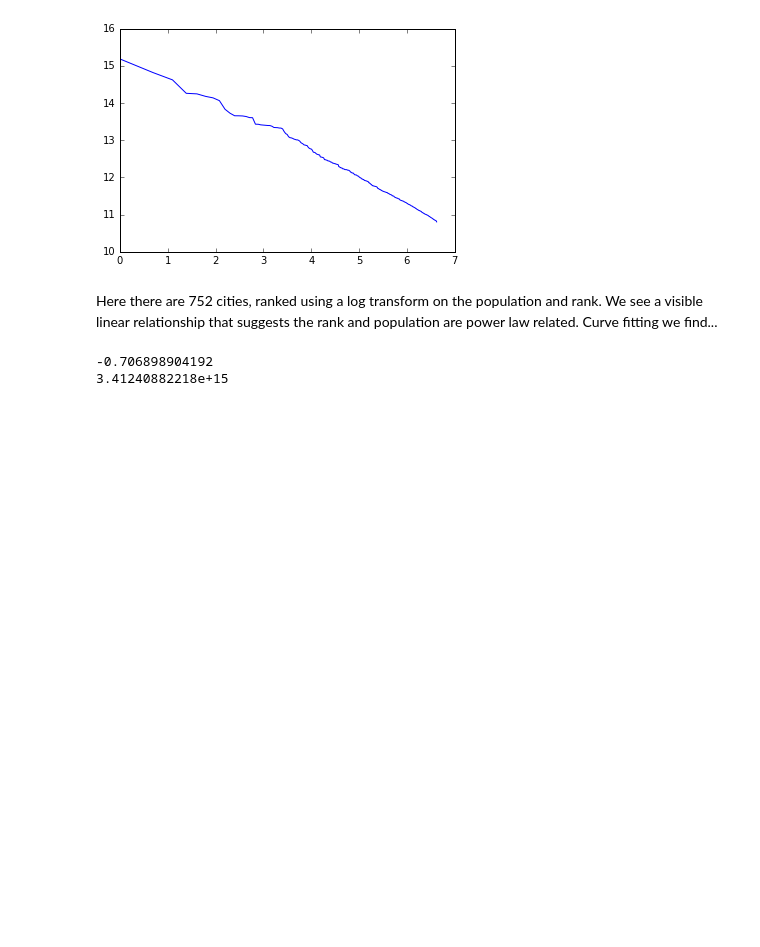
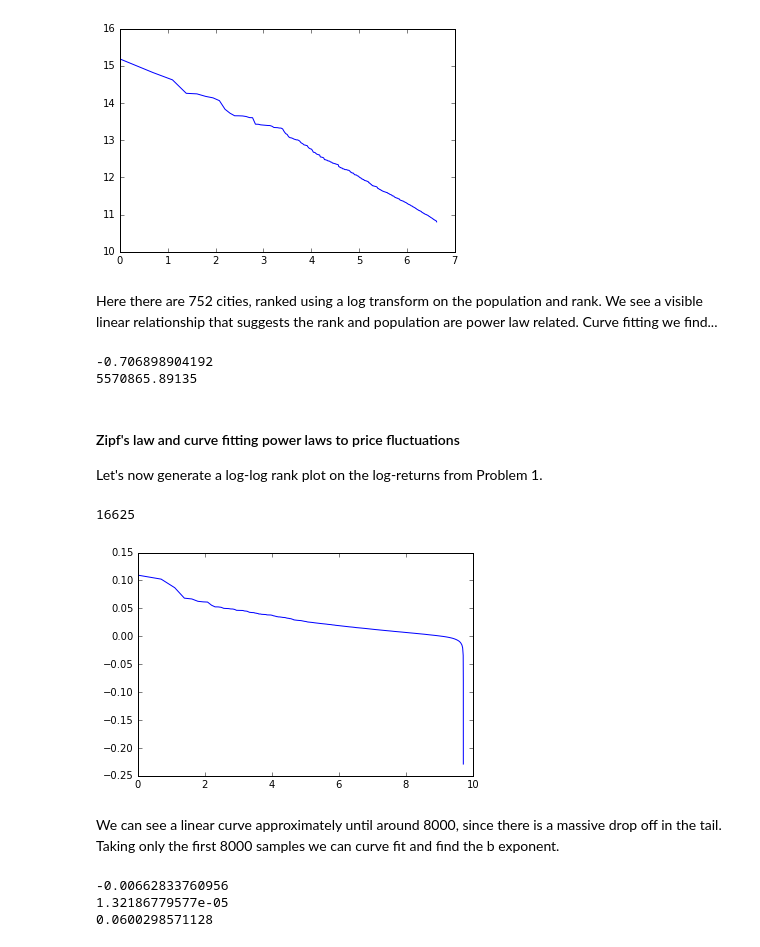
Before and after one commit to jfarid27/econ-phys, a Jupyter notebook: HW1.ipynb, the cells around one changed output. Saved outputs shown, nothing was run; the diff lists cells and outputs as text; code cells hidden in the pictures; blank space fills up the shorter version.

Commit message:
fitting power laws to returns

```diff
--- a/HW1.ipynb
+++ b/HW1.ipynb
@@ -9,7 +9,7 @@ from scipy import stats
 import matplotlib
 import matplotlib.pyplot as plt
 import matplotlib.dates as mdates
-from math import log, floor, pow
+from math import log, floor, exp
 
 class Analysis():
     def computeLogReturns(self, back, ahead):
@@ -29,13 +29,22 @@ analysis = Analysis()
 GSPCdata = pd.read_csv('./data/GSPC_historical_prices.csv')
 GSPCvalues = GSPCdata['Adj Close']
 
+#Gaussians
 gaussians = analysis.generateGaussians()
 gaussianRets = analysis.computeLogReturns(pd.Series(gaussians[:-1]), pd.Series(gaussians[1:]))
+sortedGaussianRets = gaussianRets.sort_values(ascending=False)[0:len(gaussianRets)]
+logRanks1000 = pd.Series(xrange(1,len(gaussianRets) + 1)).map(log)
 
 times = pd.to_datetime(GSPCdata['Date'])
 timesOffByOne = times[1:]
 
+#Stock Data
 logRets = analysis.computeLogReturns(GSPCvalues[:-1], GSPCvalues[1:])
+sortedLogReturns1 = logRets.sort_values(ascending=False)[0:len(logRets)]
+sortedLogReturns = sortedLogReturns1
+logRanks = pd.Series(xrange(1,len(sortedLogReturns) + 1)).map(log)
+
+
 
 #Problem 2 stuff
 popData = pd.read_csv('./data/PEP_2014_PEPANNRSIP.US12A_with_ann.csv')
@@ -87,7 +103,27 @@ Here there are 752 cities, ranked using a log transform on the population and ra
 # %%
 slope, intercept, r_value, p_value, std_err = stats.linregress(logXs, logPops)
 print slope
-print pow(10,intercept)
+print exp(intercept)
 # %% [output]
 -0.706898904192
-3.41240882218e+15
+5570865.89135
+# %% [markdown]
+#### Zipf's law and curve fitting power laws to price fluctuations
+
+Let's now generate a log-log rank plot on the log-returns from Problem 1.
+# %%
+plt.plot(logRanks, sortedLogReturns)
+# %% [output]
+16625
+[figure, added]
+# %% [markdown]
+We can see a linear curve approximately until around 8000, since there is a massive drop off in the tail. Taking only the first 8000 samples we can curve fit and find the b exponent.
+# %%
+slopeRets, interceptRets, r_value2, p_value2, std_err2 = stats.linregress(logRanks[:8000], sortedLogReturns[:8000])
+print slopeRets
+print std_err2
+print interceptRets
+# %% [output]
+-0.00662833760956
+1.32186779577e-05
+0.0600298571128
```
Also changed, not shown: parts of 9 cells of this notebook.
